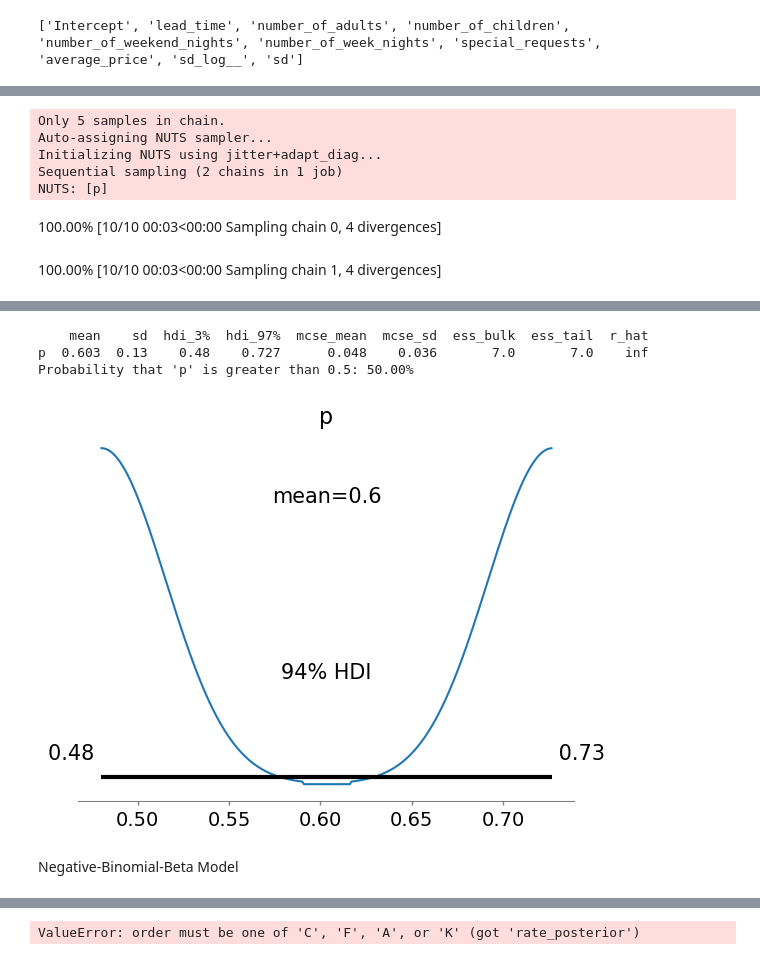
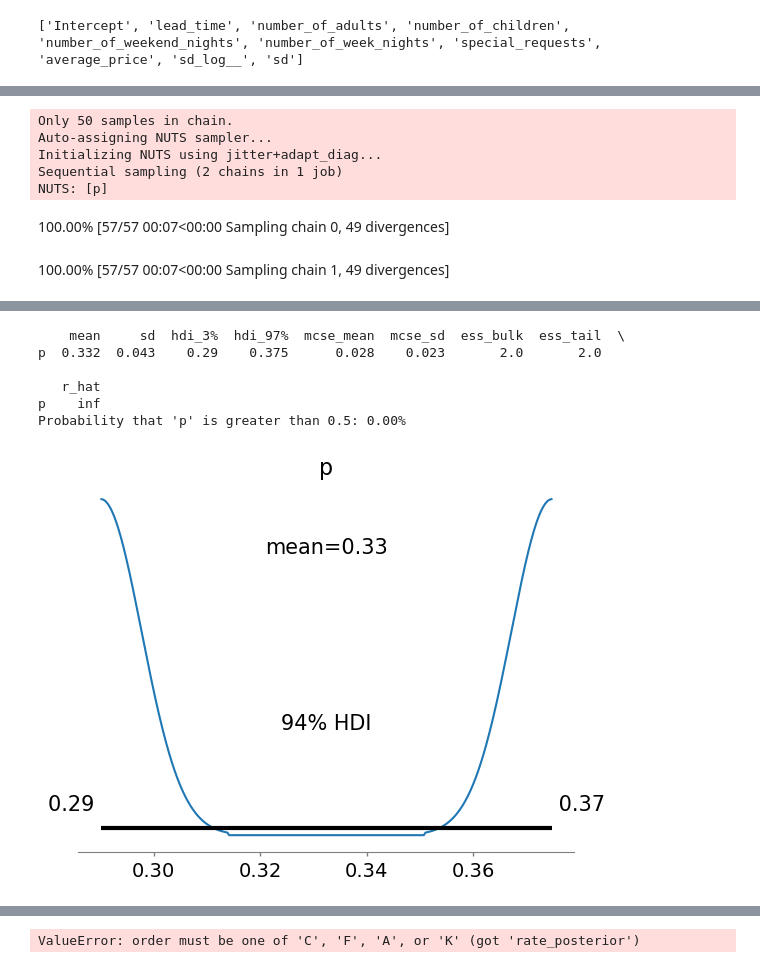
Before and after one commit to jishan900/Hotel-Booking-Cancellation-Prediction-Using-Bayesian-Modeling, a Jupyter notebook: Initial.ipynb, the cells around one changed output, grey strips where cells are left out. Cells and saved outputs as stored; diff of their text form; code cells hidden in the pictures.

```diff
--- a/Initial.ipynb
+++ b/Initial.ipynb
@@ -418,4 +418,14 @@ weighted avg       0.60      0.34      0.17      2000
 print(trace.varnames)
 # %% [output]
 ['Intercept', 'lead_time', 'number_of_adults', 'number_of_children', 'number_of_weekend_nights', 'number_of_week_nights', 'special_requests', 'average_price', 'sd_log__', 'sd']
+# %%
+with pm.Model() as bayesian_model:
+    pm.glm.GLM.from_formula('booking_status ~ lead_time + number_of_adults + number_of_children + number_of_weekend_nights + number_of_week_nights + special_requests + average_price', train_data)
+    trace = pm.sample(100, tune=10)
+
+# Check the summary of the Bayesian model  #average_price is also important. so need to add next training.
+print(pm.summary(trace))
+pm.plot_posterior(trace)
+plt.savefig('summary_GLM.png')
+plt.show()
 # %% [markdown]
@@ -423,25 +432,0 @@ Binomial-Beta Model
-# %%
-import pymc3 as pm
-import pandas as pd
-import arviz as az
-
-# Assuming df is your DataFrame
-
-# Encode 'booking_status' into binary format
-df['booking_status'] = (df['booking_status'] == 'Canceled').astype(int)
-
-with pm.Model() as bayesian_model:
-    # Prior for the probability parameter (Beta distribution)
-    p = pm.Beta('p', alpha=2, beta=2)
-
-    # Likelihood (Binomial distribution)
-    likelihood = pm.Binomial('likelihood', n=len(df['booking_status']), p=p, observed=df['booking_status'])
-
-    # Sample from the posterior distribution
-    trace = pm.sample(5, tune=5, cores=1)  # Adjust the number of samples and tuning steps as needed
-
-# Check the summary of the Bayesian model
-print(pm.summary(trace))
-
-# Plot posterior distribution
-az.plot_posterior(trace, var_names=['p'])
@@ -476,23 +439,24 @@ from scipy.stats import percentileofscore
 # Assuming df is your DataFrame
 
 # Encode 'booking_status' into binary format
-df['booking_status'] = (df['booking_status'] == 'Canceled').astype(int)
+df1['booking_status'] = (df1['booking_status'] == 'Canceled').astype(int)
 
-with pm.Model() as bayesian_model:
+with pm.Model() as binomial_beta_model:
     # Prior for the probability parameter (Beta distribution)
     p = pm.Beta('p', alpha=2, beta=2)
 
     # Likelihood (Binomial distribution)
-    likelihood = pm.Binomial('likelihood', n=len(df['booking_status']), p=p, observed=df['booking_status'])
+    likelihood = pm.Binomial('likelihood', n=len(df1['booking_status']), p=p, observed=df1['booking_status'])
 
 
-    trace = pm.sample(5, tune=5, cores=1)  # Adjust the number of samples and tuning steps as needed
+    trace = pm.sample(50, tune=7, cores=1)  # Adjust the number of samples and tuning steps as needed
 
 
 print(pm.summary(trace))
 
 
 az.plot_posterior(trace, var_names=['p'])
+plt.savefig('posterior_plot.png')
 
 # Hypothesis testing
 
@@ -500,10 +464,10 @@ threshold = 0.5
 posterior_prob_greater_than_threshold = percentileofscore(trace['p'], threshold)
 print(f"Probability that 'p' is greater than {threshold}: {100 - posterior_prob_greater_than_threshold:.2f}%")
 # %% [output]
-Only 5 samples in chain.
+Only 50 samples in chain.
 Auto-assigning NUTS sampler...
 Initializing NUTS using jitter+adapt_diag...
 Sequential sampling (2 chains in 1 job)
 NUTS: [p]
-100.00% [10/10 00:03<00:00 Sampling chain 0, 4 divergences]
+100.00% [57/57 00:07<00:00 Sampling chain 0, 49 divergences]
-100.00% [10/10 00:03<00:00 Sampling chain 1, 4 divergences]
+100.00% [57/57 00:07<00:00 Sampling chain 1, 49 divergences]
@@ -511,12 +475,13 @@ Sampling 2 chains for 5 tune and 5 draw iterations (10 + 10 draws total) took 8
 The chain contains only diverging samples. The model is probably misspecified.
 The acceptance probability does not match the target. It is 0.0, but should be close to 0.8. Try to increase the number of tuning steps.
 The chain contains only diverging samples. The model is probably misspecified.
 The acceptance probability does not match the target. It is 0.0, but should be close to 0.8. Try to increase the number of tuning steps.
 Got error No model on context stack. trying to find log_likelihood in translation.
 Got error No model on context stack. trying to find log_likelihood in translation.
-    mean    sd  hdi_3%  hdi_97%  mcse_mean  mcse_sd  ess_bulk  ess_tail  r_hat
-p  0.603  0.13    0.48    0.727      0.048    0.036       7.0       7.0    inf
-Probability that 'p' is greater than 0.5: 50.00%
+    mean     sd  hdi_3%  hdi_97%  mcse_mean  mcse_sd  ess_bulk  ess_tail  \
+p  0.332  0.043    0.29    0.375      0.028    0.023       2.0       2.0
+
+   r_hat
+p    inf
+Probability that 'p' is greater than 0.5: 0.00%
-[figure, old version]
+[figure, new version]
-# %% [markdown]
-Negative-Binomial-Beta Model
```
Also changed, not shown: parts of 29 cells of this notebook.
